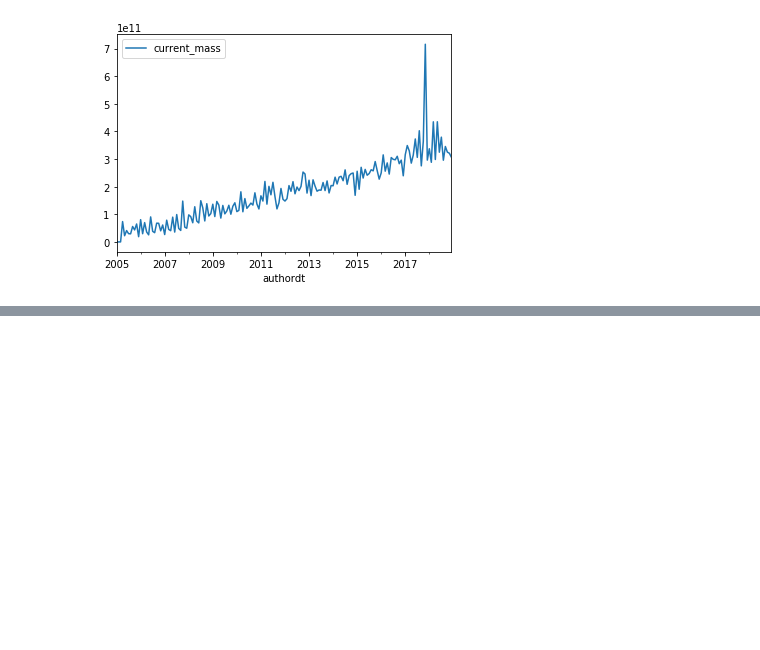
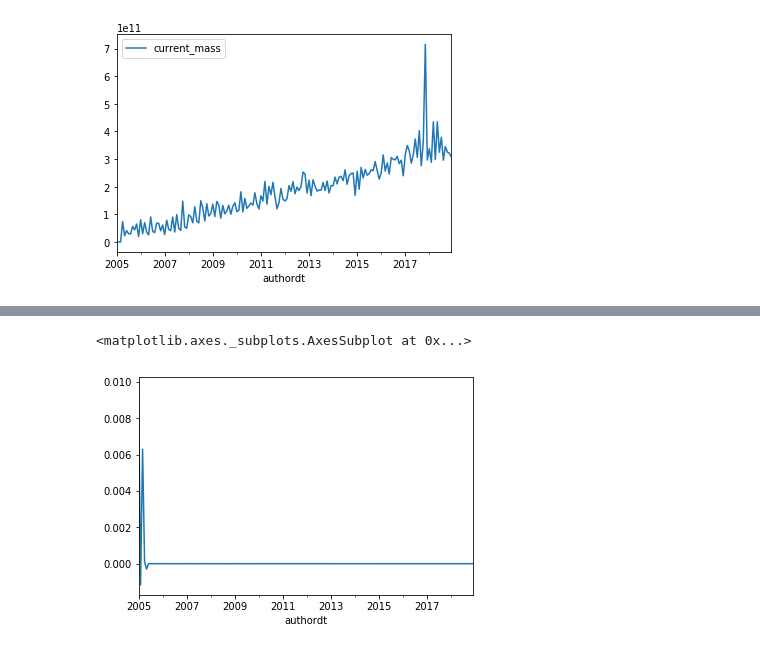
Before and after one commit to tbonza/EDS19, a Jupyter notebook: project/RepoForce.ipynb, the cells around one changed output, grey strips where cells are left out. Cells and saved outputs as stored; diff of their text form; code cells hidden in the pictures; blank space fills up the shorter version.

```diff
--- a/project/RepoForce.ipynb
+++ b/project/RepoForce.ipynb
@@ -188,0 +218,5 @@ $(lines\_added - lines\_deleted)_{t} - (lines\_added - lines\_deleted)_{t-1} \fo
+# %%
+monvel.prop_acceleration.plot()
+# %% [output]
+<matplotlib.axes._subplots.AxesSubplot at 0x...>
+[figure, added]
```
Also changed, not shown: parts of 28 cells of this notebook.
